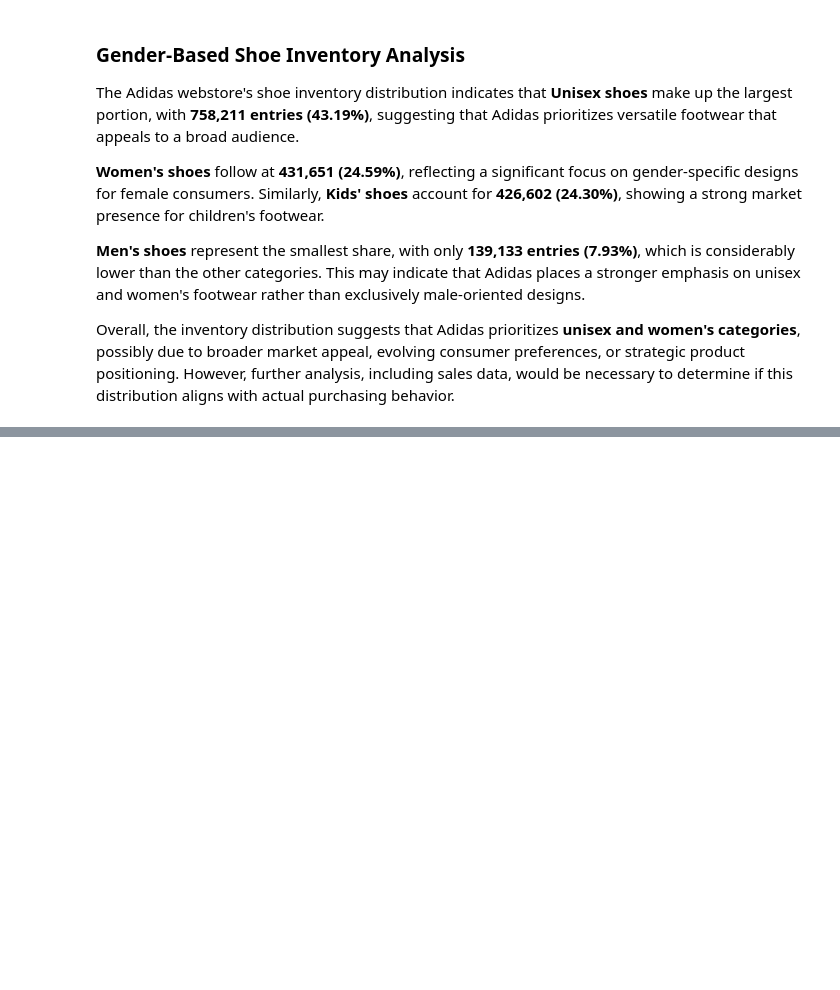
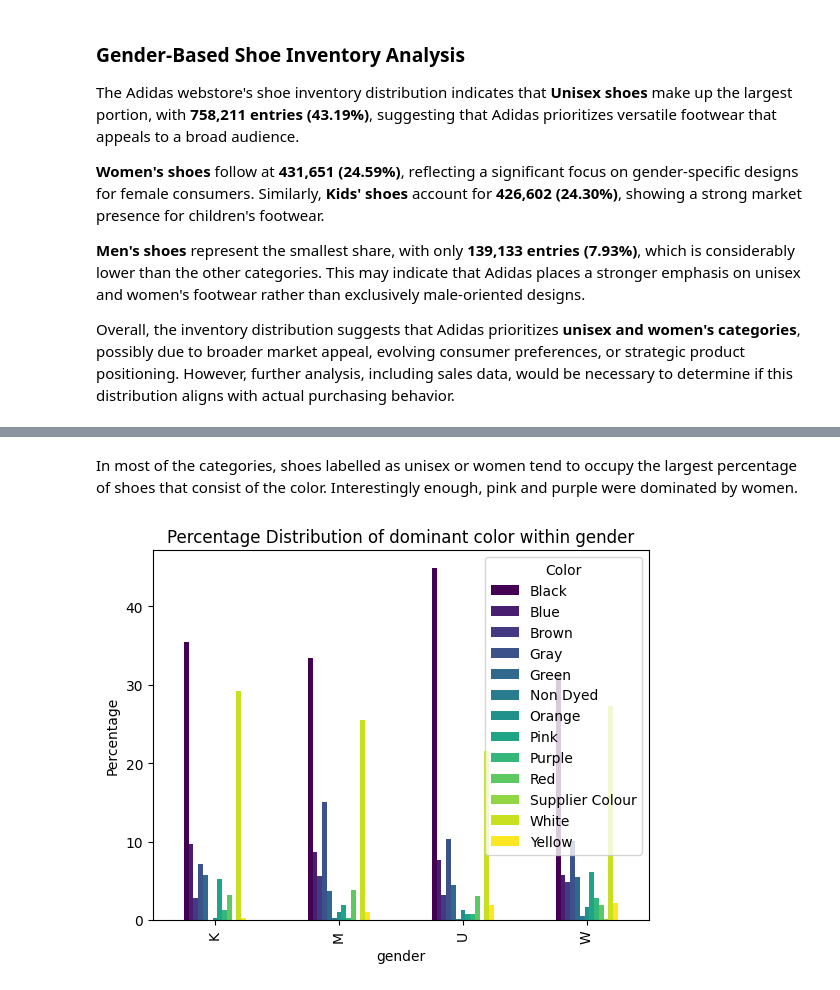
Before and after one commit to odxscholars/sollda1, a Jupyter notebook: main.ipynb, the cells around one changed output, grey strips where cells are left out. Cells and saved outputs as stored; diff of their text form; code cells hidden in the pictures; blank space fills up the shorter version.

```diff
--- a/main.ipynb
+++ b/main.ipynb
@@ -387,0 +682,14 @@ Overall, the inventory distribution suggests that Adidas prioritizes **unisex an
+# %% [markdown]
+In most of the categories, shoes labelled as unisex or women tend to occupy the largest percentage of shoes that consist of the color. Interestingly enough, pink and purple were dominated by women.
+# %%
+category_percentage = pd.crosstab(shoes_fact["gender"], shoes_fact["dominant_color"], normalize="index") * 100
+
+
+category_percentage.plot(kind="bar", stacked=False, colormap="viridis")
+
+plt.ylabel("Percentage")
+plt.title("Percentage Distribution of dominant color within gender")
+plt.legend(title="Color")
+plt.show()
+# %% [output]
+[figure, added]
```
Also changed, not shown: parts of 38 cells of this notebook.
